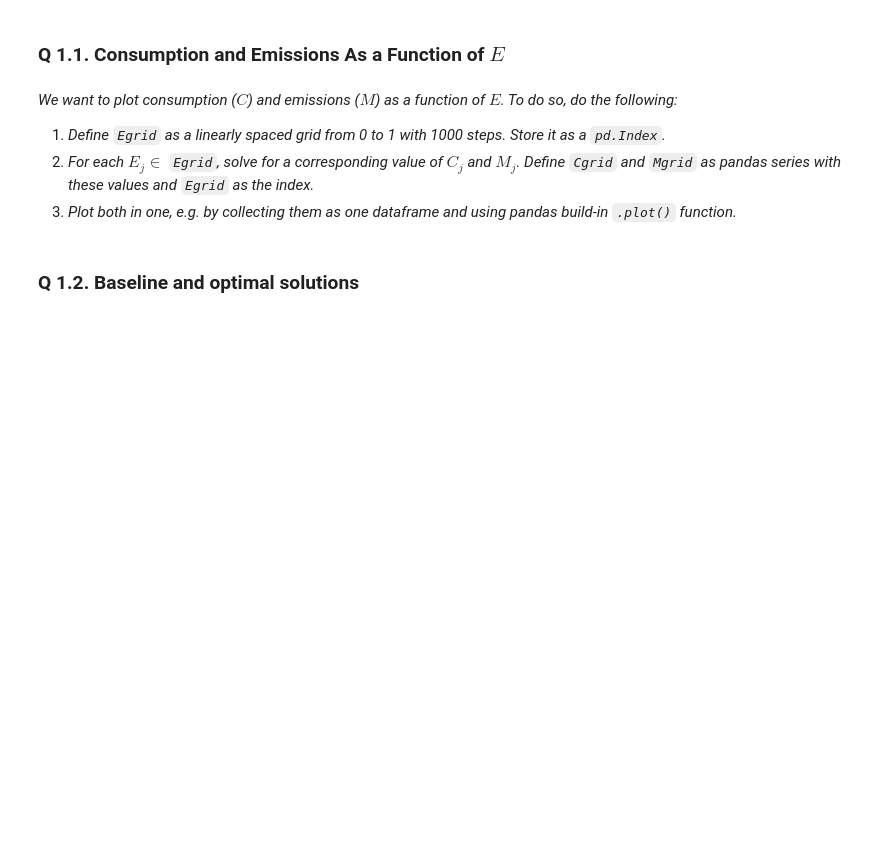
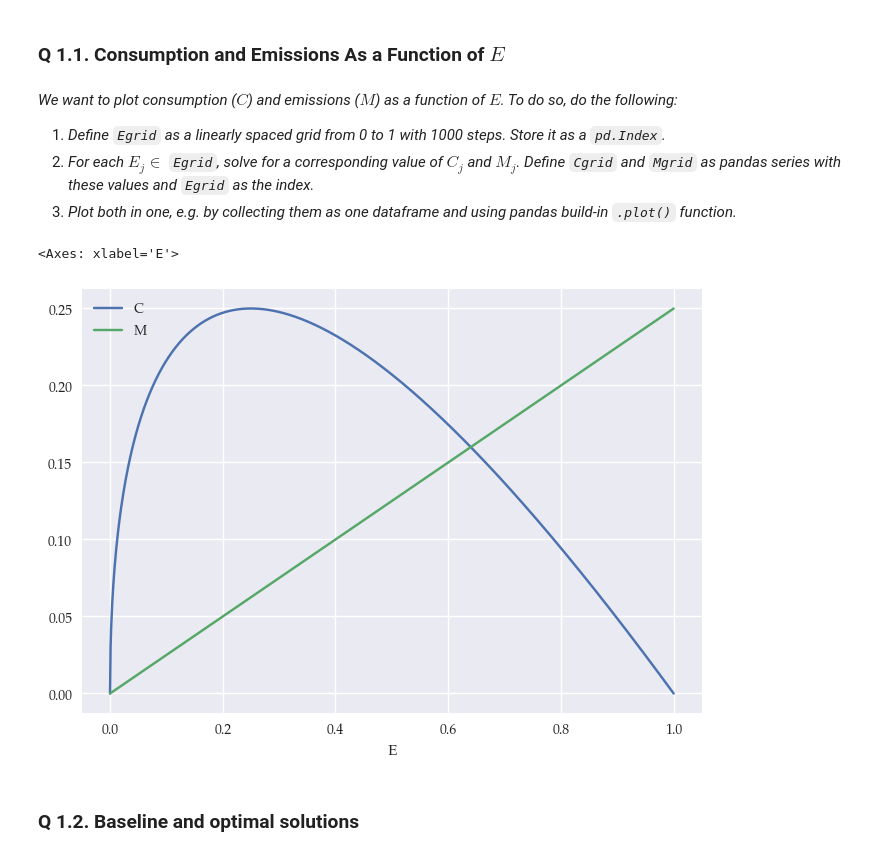
Before and after one commit to LucaAlv/EnergyEconomicsE2024, a Jupyter notebook: Exercises/E1.ipynb, the cells around one changed output. Cells and saved outputs as stored; diff of their text form; code cells hidden in the pictures; blank space fills up the shorter version.

````diff
--- a/Exercises/E1.ipynb
+++ b/Exercises/E1.ipynb
@@ -26,7 +26,14 @@ pe = 1 # price on e
 2. *For each $E_j\in$ ```Egrid```, solve for a corresponding value of $C_j$ and $M_j$.* *Define ```Cgrid``` and ```Mgrid``` as pandas series with these values and ```Egrid``` as the index.*
 3. *Plot both in one, e.g. by collecting them as one dataframe and using pandas build-in ```.plot()``` function.*
 # %%
-Egrid = pd.Index(np.linspace(0,1,1000))
+Egrid = pd.Index(np.linspace(0,1,1000), name = 'E')
+Cgrid = pd.Series(γ * np.power(Egrid,α) - pe * Egrid, index = Egrid, name = 'C')
+Mgrid = pd.Series(ϕ * Egrid, index = Egrid, name = 'M')
+df = pd.concat([Cgrid, Mgrid], axis = 1)
+df.plot()
+# %% [output]
+<Axes: xlabel='E'>
+[figure, added]
 # %% [markdown]
 ### **Q 1.2. Baseline and optimal solutions**
 # %% [markdown]
````
Also changed, not shown: parts of 3 cells of this notebook, 3 other files.
